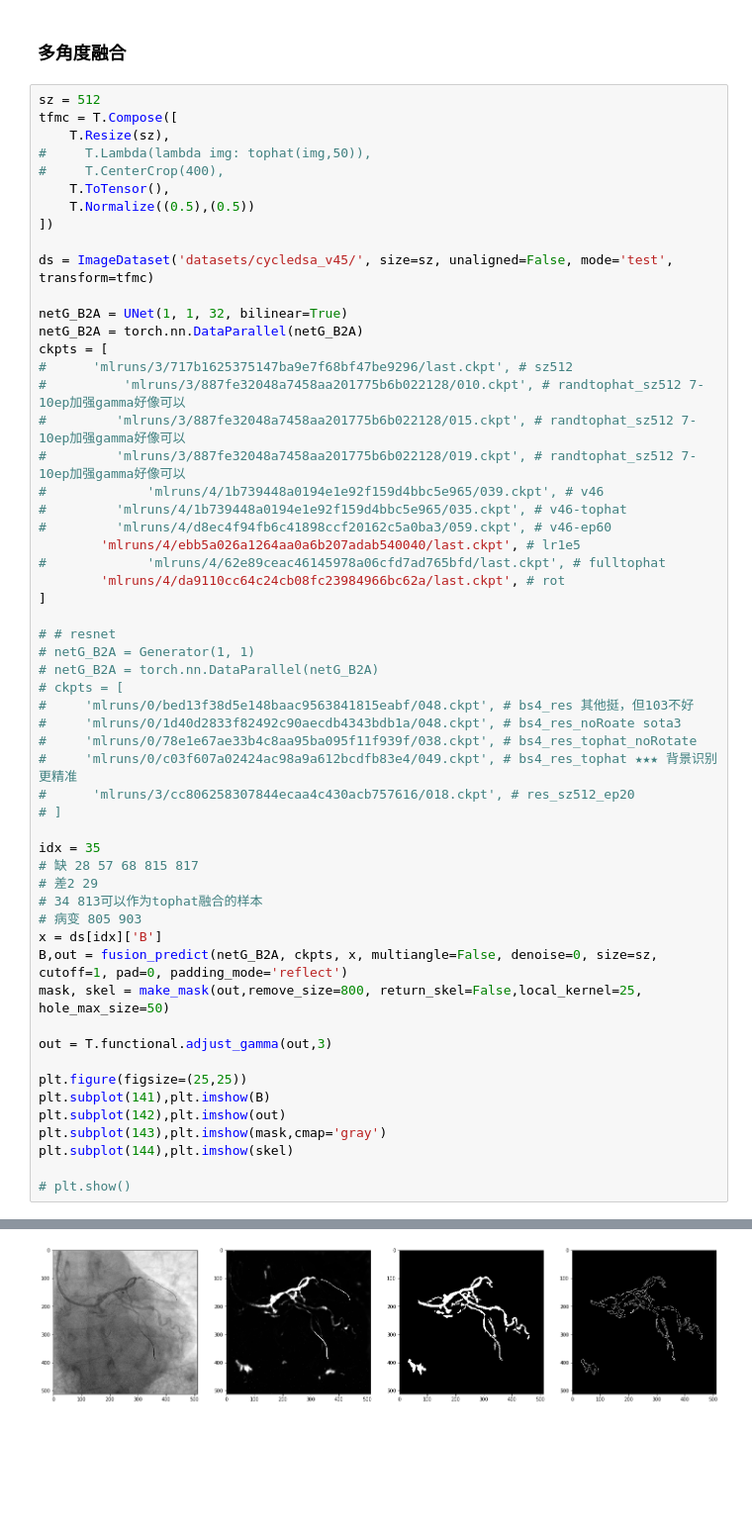
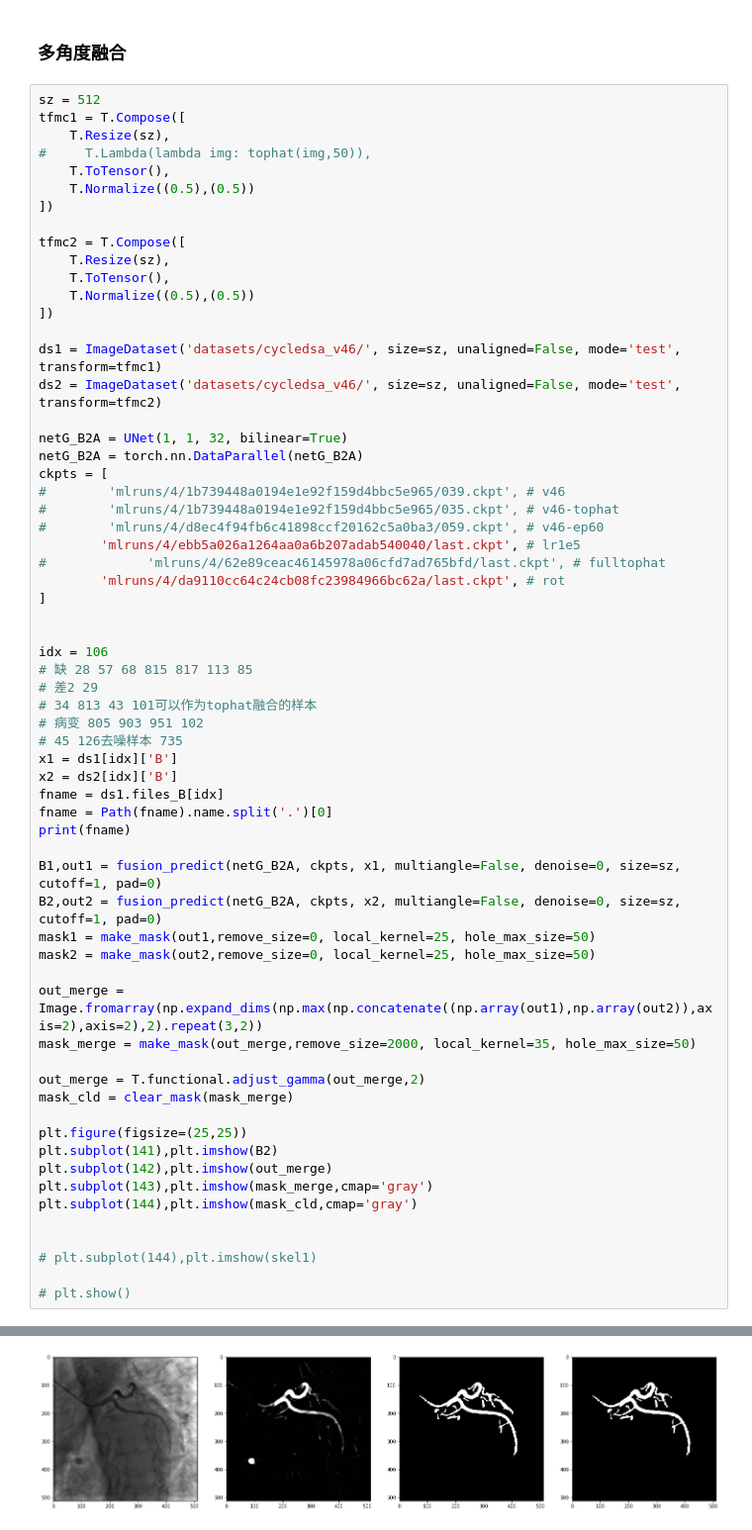
Before and after one commit to newfyu/DSAGAN, a Jupyter notebook: dev-Copy1.ipynb, the cells around one changed output, grey strips where cells are left out. Shown at 99% size. Cells and saved outputs as stored; diff of their text form; blank space fills up the shorter version.

```diff
--- a/dev-Copy1.ipynb
+++ b/dev-Copy1.ipynb
@@ -23,58 +24,65 @@ The autoreload extension is already loaded. To reload it, use:
 ### 多角度融合
 # %%
 sz = 512
-tfmc = T.Compose([
+tfmc1 = T.Compose([
     T.Resize(sz),
 #     T.Lambda(lambda img: tophat(img,50)),
-#     T.CenterCrop(400),
     T.ToTensor(),
     T.Normalize((0.5),(0.5))
 ])
 
-ds = ImageDataset('datasets/cycledsa_v45/', size=sz, unaligned=False, mode='test', transform=tfmc)
+tfmc2 = T.Compose([
+    T.Resize(sz),
+    T.ToTensor(),
+    T.Normalize((0.5),(0.5))
+])
+
+ds1 = ImageDataset('datasets/cycledsa_v46/', size=sz, unaligned=False, mode='test', transform=tfmc1)
+ds2 = ImageDataset('datasets/cycledsa_v46/', size=sz, unaligned=False, mode='test', transform=tfmc2)
 
 netG_B2A = UNet(1, 1, 32, bilinear=True)
 netG_B2A = torch.nn.DataParallel(netG_B2A)
 ckpts = [
-#      'mlruns/3/717b1625375147ba9e7f68bf47be9296/last.ckpt', # sz512
-#          'mlruns/3/887fe32048a7458aa201775b6b022128/010.ckpt', # randtophat_sz512 7-10ep加强gamma好像可以
-#         'mlruns/3/887fe32048a7458aa201775b6b022128/015.ckpt', # randtophat_sz512 7-10ep加强gamma好像可以
-#         'mlruns/3/887fe32048a7458aa201775b6b022128/019.ckpt', # randtophat_sz512 7-10ep加强gamma好像可以
-#             'mlruns/4/1b739448a0194e1e92f159d4bbc5e965/039.ckpt', # v46
-#         'mlruns/4/1b739448a0194e1e92f159d4bbc5e965/035.ckpt', # v46-tophat
-#         'mlruns/4/d8ec4f94fb6c41898ccf20162c5a0ba3/059.ckpt', # v46-ep60
+#        'mlruns/4/1b739448a0194e1e92f159d4bbc5e965/039.ckpt', # v46
+#        'mlruns/4/1b739448a0194e1e92f159d4bbc5e965/035.ckpt', # v46-tophat
+#        'mlruns/4/d8ec4f94fb6c41898ccf20162c5a0ba3/059.ckpt', # v46-ep60
         'mlruns/4/ebb5a026a1264aa0a6b207adab540040/last.ckpt', # lr1e5
 #             'mlruns/4/62e89ceac46145978a06cfd7ad765bfd/last.ckpt', # fulltophat
         'mlruns/4/da9110cc64c24cb08fc23984966bc62a/last.ckpt', # rot
 ]
 
-# # resnet
-# netG_B2A = Generator(1, 1)
-# netG_B2A = torch.nn.DataParallel(netG_B2A)
-# ckpts = [
-#     'mlruns/0/bed13f38d5e148baac9563841815eabf/048.ckpt', # bs4_res 其他挺，但103不好
-#     'mlruns/0/1d40d2833f82492c90aecdb4343bdb1a/048.ckpt', # bs4_res_noRoate sota3
-#     'mlruns/0/78e1e67ae33b4c8aa95ba095f11f939f/038.ckpt', # bs4_res_tophat_noRotate
-#     'mlruns/0/c03f607a02424ac98a9a612bcdfb83e4/049.ckpt', # bs4_res_tophat ★★★ 背景识别更精准
-#      'mlruns/3/cc806258307844ecaa4c430acb757616/018.ckpt', # res_sz512_ep20
-# ]
 
-idx = 35
-# 缺 28 57 68 815 817
+idx = 106
+# 缺 28 57 68 815 817 113 85
 # 差2 29
-# 34 813可以作为tophat融合的样本
-# 病变 805 903
-x = ds[idx]['B']
-B,out = fusion_predict(netG_B2A, ckpts, x, multiangle=False, denoise=0, size=sz, cutoff=1, pad=0, padding_mode='reflect')
-mask, skel = make_mask(out,remove_size=800, return_skel=False,local_kernel=25, hole_max_size=50)
+# 34 813 43 101可以作为tophat融合的样本
+# 病变 805 903 951 102
+# 45 126去噪样本 735
+x1 = ds1[idx]['B']
+x2 = ds2[idx]['B']
+fname = ds1.files_B[idx]
+fname = Path(fname).name.split('.')[0]
+print(fname)
 
-out = T.functional.adjust_gamma(out,3)
+B1,out1 = fusion_predict(netG_B2A, ckpts, x1, multiangle=False, denoise=0, size=sz, cutoff=1, pad=0)
+B2,out2 = fusion_predict(netG_B2A, ckpts, x2, multiangle=False, denoise=0, size=sz, cutoff=1, pad=0)
+mask1 = make_mask(out1,remove_size=0, local_kernel=25, hole_max_size=50)
+mask2 = make_mask(out2,remove_size=0, local_kernel=25, hole_max_size=50)
+
+out_merge = Image.fromarray(np.expand_dims(np.max(np.concatenate((np.array(out1),np.array(out2)),axis=2),axis=2),2).repeat(3,2))
+mask_merge = make_mask(out_merge,remove_size=2000, local_kernel=35, hole_max_size=50)
+
+out_merge = T.functional.adjust_gamma(out_merge,2)
+mask_cld = clear_mask(mask_merge)
 
 plt.figure(figsize=(25,25))
-plt.subplot(141),plt.imshow(B)
-plt.subplot(142),plt.imshow(out)
-plt.subplot(143),plt.imshow(mask,cmap='gray')
-plt.subplot(144),plt.imshow(skel)
+plt.subplot(141),plt.imshow(B2)
+plt.subplot(142),plt.imshow(out_merge)
+plt.subplot(143),plt.imshow(mask_merge,cmap='gray')
+plt.subplot(144),plt.imshow(mask_cld,cmap='gray')
+
+
+# plt.subplot(144),plt.imshow(skel1)
 
 # plt.show()
 # %% [output]
@@ -83 +92 @@ plt.subplot(144),plt.imshow(skel)
-[figure, old version]
+[figure, new version]
```
Also changed, not shown: parts of 9 cells of this notebook, 3 other files.
